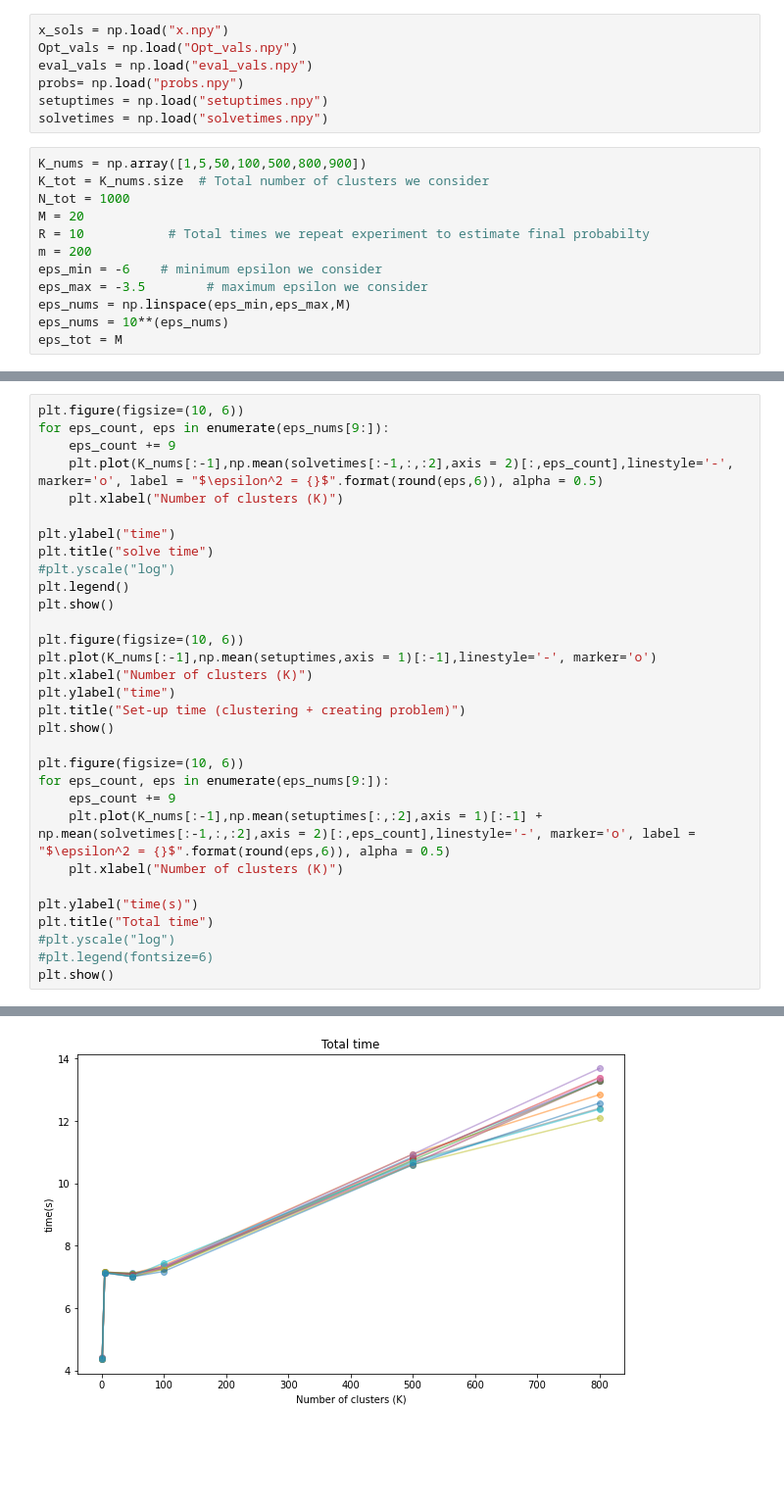
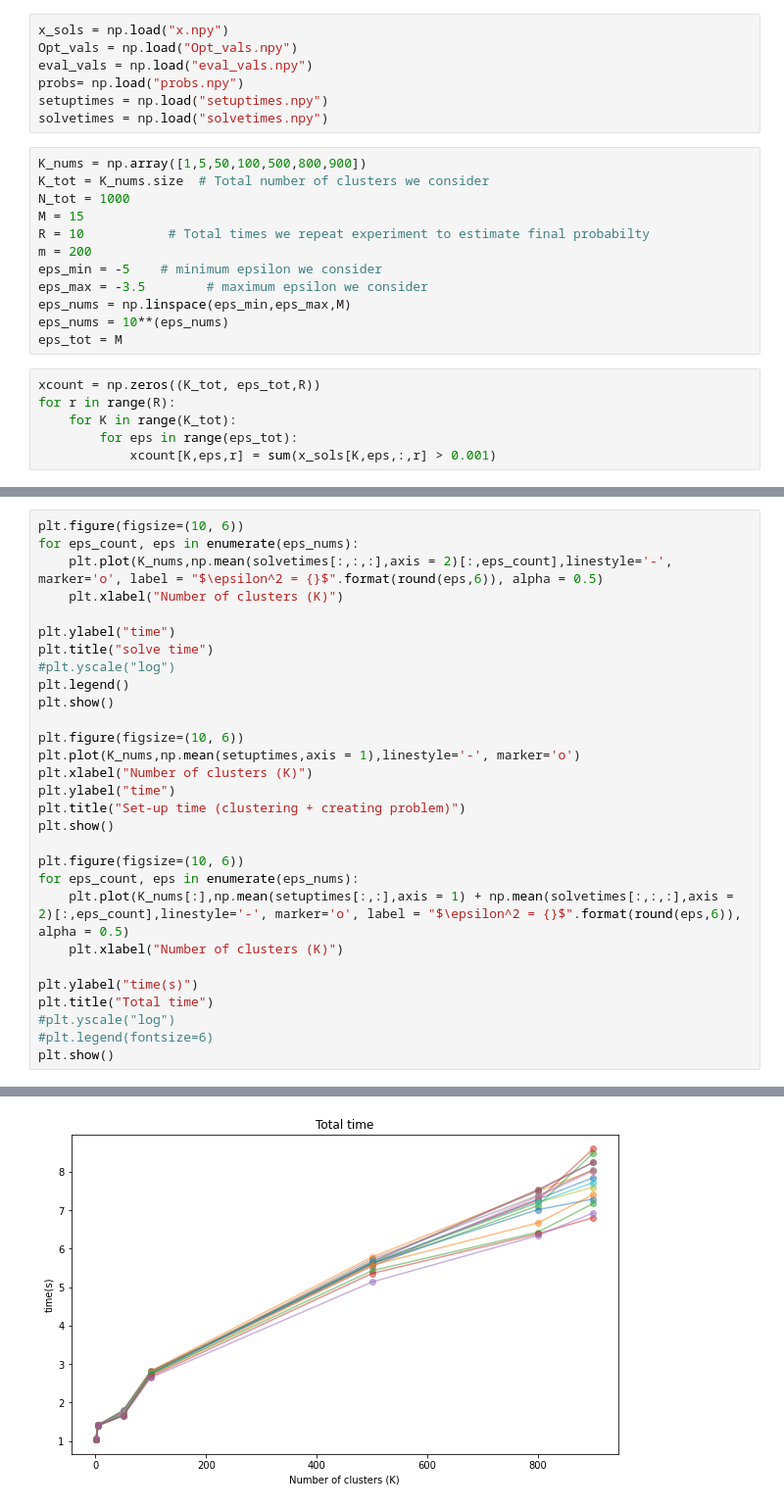
Before and after one commit to stellatogrp/mro_experiments, a Jupyter notebook: portfolio/cont/m=200,K=1000,r=10/plots.ipynb, the cells around one changed output, grey strips where cells are left out. Shown at 98% size. Cells and saved outputs as stored; diff of their text form; blank space fills up the shorter version.

```diff
--- a/portfolio/cont/m=200,K=1000,r=10/plots.ipynb
+++ b/portfolio/cont/m=200,K=1000,r=10/plots.ipynb
@@ -45,11 +45,17 @@ solvetimes = np.load("solvetimes.npy")
 K_nums = np.array([1,5,50,100,500,800,900])
 K_tot = K_nums.size  # Total number of clusters we consider
 N_tot = 1000
-M = 20
+M = 15
 R = 10           # Total times we repeat experiment to estimate final probabilty
 m = 200
-eps_min = -6    # minimum epsilon we consider
+eps_min = -5    # minimum epsilon we consider
 eps_max = -3.5        # maximum epsilon we consider
 eps_nums = np.linspace(eps_min,eps_max,M)
 eps_nums = 10**(eps_nums)
 eps_tot = M
+# %%
+xcount = np.zeros((K_tot, eps_tot,R))
+for r in range(R):
+    for K in range(K_tot):
+        for eps in range(eps_tot):
+            xcount[K,eps,r] = sum(x_sols[K,eps,:,r] > 0.001)
@@ -81,8 +130,7 @@ np.shape(solvetimes[:,:,:2])
 # %%
 plt.figure(figsize=(10, 6))
-for eps_count, eps in enumerate(eps_nums[9:]):
-    eps_count += 9
-    plt.plot(K_nums[:-1],np.mean(solvetimes[:-1,:,:2],axis = 2)[:,eps_count],linestyle='-', marker='o', label = "$\epsilon^2 = {}$".format(round(eps,6)), alpha = 0.5)
+for eps_count, eps in enumerate(eps_nums):
+    plt.plot(K_nums,np.mean(solvetimes[:,:,:],axis = 2)[:,eps_count],linestyle='-', marker='o', label = "$\epsilon^2 = {}$".format(round(eps,6)), alpha = 0.5)
     plt.xlabel("Number of clusters (K)")
 
 plt.ylabel("time")
@@ -92,16 +140,15 @@ plt.legend()
 plt.show()
 
 plt.figure(figsize=(10, 6))
-plt.plot(K_nums[:-1],np.mean(setuptimes,axis = 1)[:-1],linestyle='-', marker='o')
+plt.plot(K_nums,np.mean(setuptimes,axis = 1),linestyle='-', marker='o')
 plt.xlabel("Number of clusters (K)")
 plt.ylabel("time")
 plt.title("Set-up time (clustering + creating problem)")
 plt.show()
 
 plt.figure(figsize=(10, 6))
-for eps_count, eps in enumerate(eps_nums[9:]):
-    eps_count += 9
-    plt.plot(K_nums[:-1],np.mean(setuptimes[:,:2],axis = 1)[:-1] + np.mean(solvetimes[:-1,:,:2],axis = 2)[:,eps_count],linestyle='-', marker='o', label = "$\epsilon^2 = {}$".format(round(eps,6)), alpha = 0.5)
+for eps_count, eps in enumerate(eps_nums):
+    plt.plot(K_nums[:],np.mean(setuptimes[:,:],axis = 1) + np.mean(solvetimes[:,:,:],axis = 2)[:,eps_count],linestyle='-', marker='o', label = "$\epsilon^2 = {}$".format(round(eps,6)), alpha = 0.5)
     plt.xlabel("Number of clusters (K)")
 
 plt.ylabel("time(s)")
@@ -115,4 +162,4 @@ plt.show()
-[figure, old version]
+[figure, new version]
 # %%
 plt.figure(figsize=(10, 6))
 for eps_count, eps in enumerate(eps_nums):
```
Also changed, not shown: parts of 8 cells of this notebook, 23 other files.
